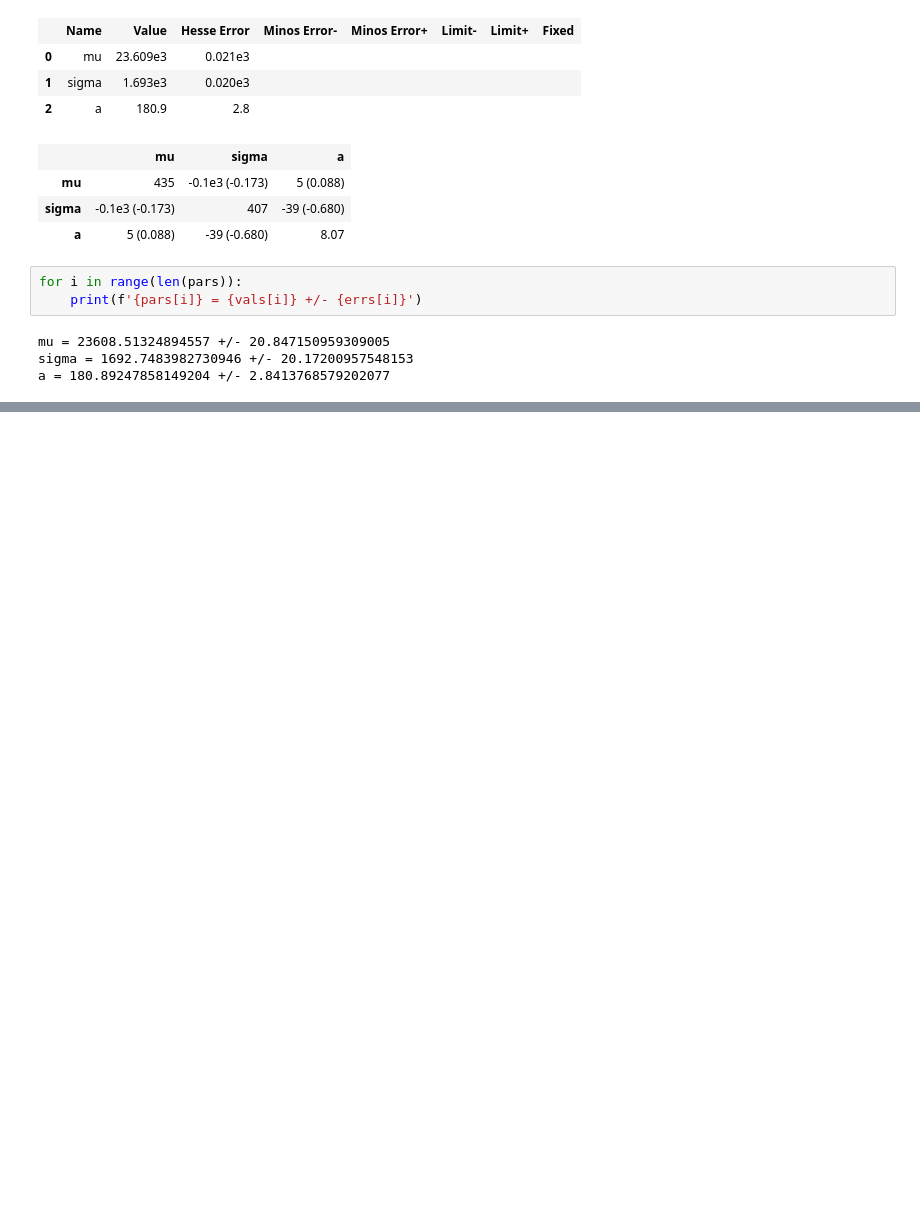
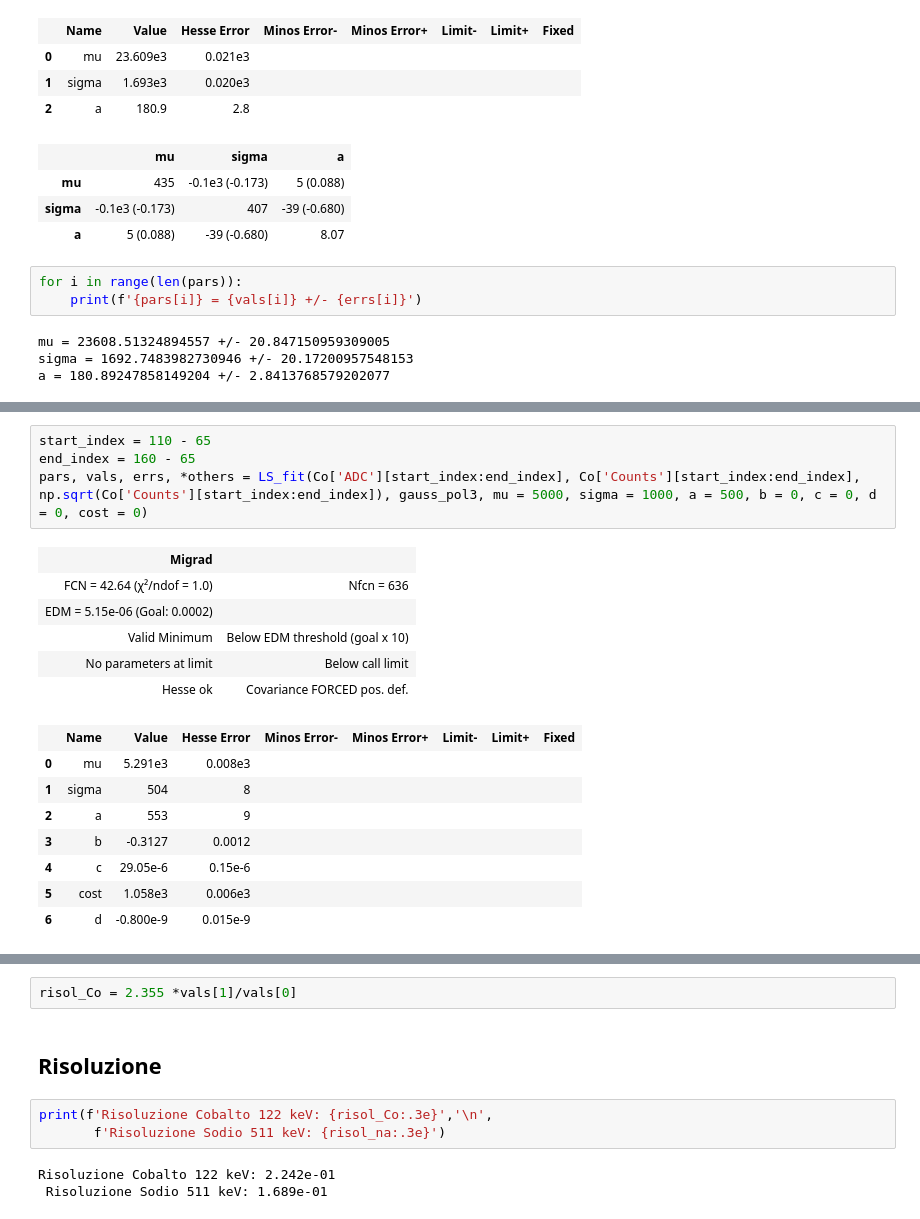
Before and after one commit to Pavar0tty/Laboratorio_SiPM, a Jupyter notebook: Analisi/Parte 2/CsI_analisi.ipynb, the cells around one changed output, grey strips where cells are left out. Saved outputs shown, nothing was run; the diff lists cells and outputs as text; blank space fills up the shorter version.

```diff
--- a/Analisi/Parte 2/CsI_analisi.ipynb
+++ b/Analisi/Parte 2/CsI_analisi.ipynb
@@ -239,0 +255,19 @@ a = 180.89247858149204 +/- 2.8413768579202077
+# %%
+start_index = 110 - 65
+end_index = 160 - 65
+pars, vals, errs, *others = LS_fit(Co['ADC'][start_index:end_index], Co['Counts'][start_index:end_index], np.sqrt(Co['Counts'][start_index:end_index]), gauss_pol3, mu = 5000, sigma = 1000, a = 500, b = 0, c = 0, d = 0, cost = 0)
+# %% [output]
+| Migrad |  |
+| FCN = 42.64 (χ²/ndof = 1.0) | Nfcn = 636 |
+| EDM = 5.15e-06 (Goal: 0.0002) |  |
+| Valid Minimum | Below EDM threshold (goal x 10) |
+| No parameters at limit | Below call limit |
+| Hesse ok | Covariance FORCED pos. def. |
+|  | Name | Value | Hesse Error | Minos Error- | Minos Error+ | Limit- | Limit+ | Fixed |
+| 0 | mu | 5.291e3 | 0.008e3 |  |  |  |  |  |
+| 1 | sigma | 504 | 8 |  |  |  |  |  |
+| 2 | a | 553 | 9 |  |  |  |  |  |
+| 3 | b | -0.3127 | 0.0012 |  |  |  |  |  |
+| 4 | c | 29.05e-6 | 0.15e-6 |  |  |  |  |  |
+| 5 | cost | 1.058e3 | 0.006e3 |  |  |  |  |  |
+| 6 | d | -0.800e-9 | 0.015e-9 |  |  |  |  |  |
@@ -239,0 +282,10 @@ a = 180.89247858149204 +/- 2.8413768579202077
+# %%
+risol_Co = 2.355 *vals[1]/vals[0]
+# %% [markdown]
+## Risoluzione
+# %%
+print(f'Risoluzione Cobalto 122 keV: {risol_Co:.3e}','\n',
+       f'Risoluzione Sodio 511 keV: {risol_na:.3e}')
+# %% [output]
+Risoluzione Cobalto 122 keV: 2.242e-01
+ Risoluzione Sodio 511 keV: 1.689e-01
```
Also changed, not shown: parts of 6 cells of this notebook, 3 other files.
